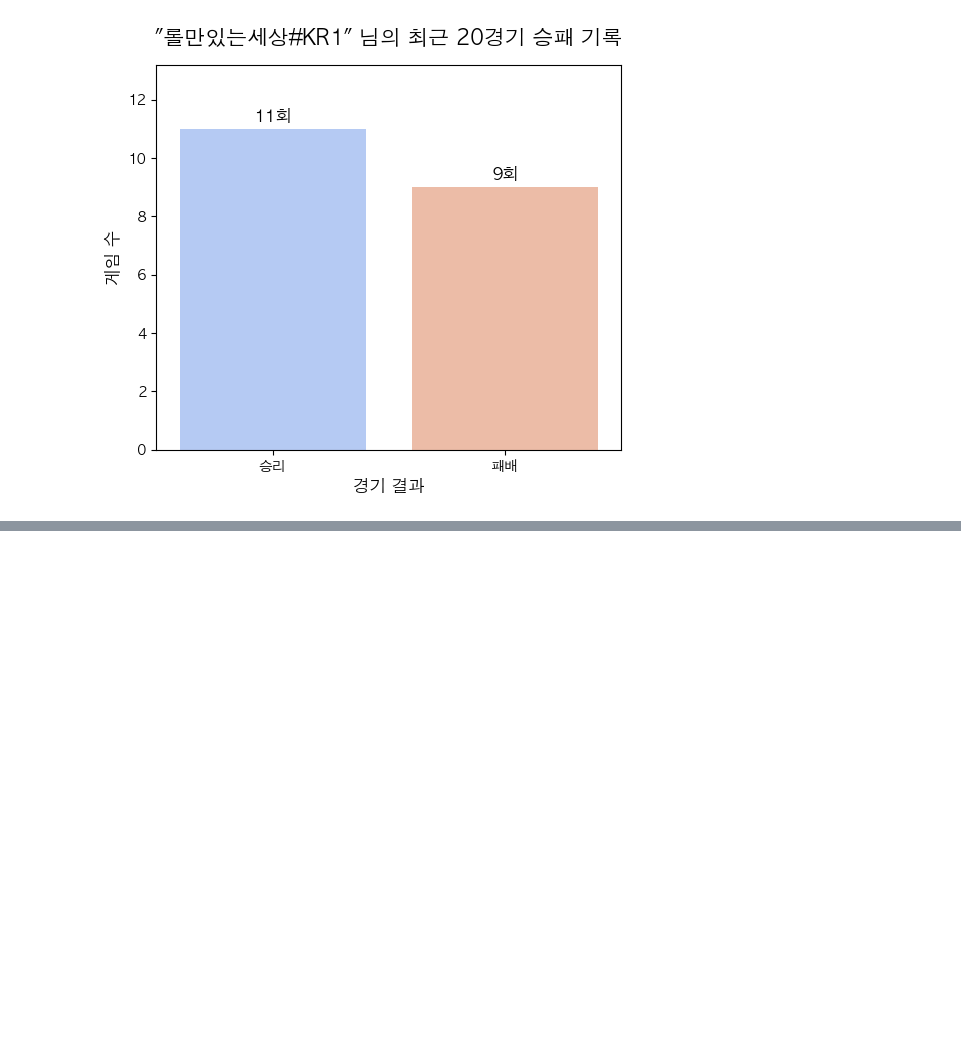
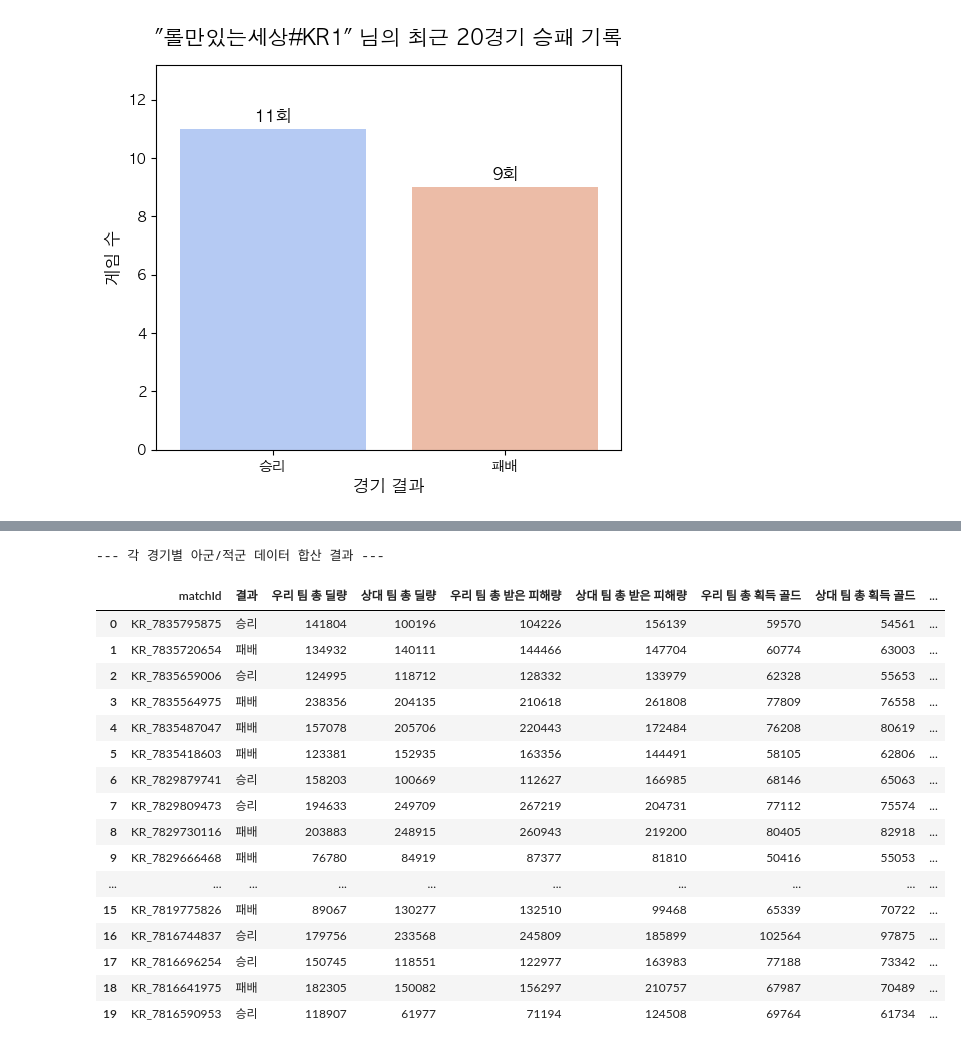
Before and after one commit to dyang-Y/Game_Project, a Jupyter notebook: lol_project/lol_api.ipynb, the cells around one changed output, grey strips where cells are left out. Saved outputs shown, nothing was run; the diff lists cells and outputs as text; code cells hidden in the pictures; blank space fills up the shorter version.

```diff
--- a/lol_project/lol_api.ipynb
+++ b/lol_project/lol_api.ipynb
@@ -504,0 +487,67 @@ Passing `palette` without assigning `hue` is deprecated and will be removed in v
+# %%
+if 'all_df' in locals() and not all_df.empty:
+
+    team_summary_list = []
+
+    unique_match_ids = all_df['matchId'].unique()
+
+    for match_id in unique_match_ids:
+        single_game_df = all_df[all_df['matchId'] == match_id]
+        my_player_row = single_game_df[single_game_df['Riot ID'] == '롤만있는세상#KR1']
+
+        if not my_player_row.empty:
+            my_team_id = my_player_row.iloc[0]['teamId']
+            my_team_df = single_game_df[single_game_df['teamId'] == my_team_id]
+            enemy_team_df = single_game_df[single_game_df['teamId'] != my_team_id]
+
+            my_team_damage_dealt = my_team_df['가한 피해량'].sum()
+            my_team_damage_taken = my_team_df['입은 피해량'].sum()
+            my_team_gold_earned = my_team_df['골드 획득량'].sum()
+            my_team_gold_spent = my_team_df['골드 사용량'].sum()
+
+            enemy_team_damage_dealt = enemy_team_df['가한 피해량'].sum()
+            enemy_team_damage_taken = enemy_team_df['입은 피해량'].sum()
+            enemy_team_gold_earned = enemy_team_df['골드 획득량'].sum()
+            enemy_team_gold_spent = enemy_team_df['골드 사용량'].sum()
+
+            win_result = my_player_row.iloc[0]['win']
+
+            team_summary_list.append({
+                'matchId': match_id,
+                '결과': '승리' if win_result else '패배',
+                '우리 팀 총 딜량': my_team_damage_dealt,
+                '상대 팀 총 딜량': enemy_team_damage_dealt,
+                '우리 팀 총 받은 피해량': my_team_damage_taken,
+                '상대 팀 총 받은 피해량': enemy_team_damage_taken,
+                '우리 팀 총 획득 골드': my_team_gold_earned,
+                '상대 팀 총 획득 골드': enemy_team_gold_earned,
+                '우리 팀 총 사용 골드': my_team_gold_spent,
+                '상대 팀 총 사용 골드': enemy_team_gold_spent
+            })
+
+    summary_df = pd.DataFrame(team_summary_list)
+
+    print("\n--- 각 경기별 아군/적군 데이터 합산 결과 ---")
+    display(summary_df)
+
+else:
+    print("분석할 전체 데이터(all_df)가 없습니다. 이전 코드를 먼저 실행해주세요.")
+# %% [output]
+--- 각 경기별 아군/적군 데이터 합산 결과 ---
+|  | matchId | 결과 | 우리 팀 총 딜량 | 상대 팀 총 딜량 | 우리 팀 총 받은 피해량 | 상대 팀 총 받은 피해량 | 우리 팀 총 획득 골드 | 상대 팀 총 획득 골드 | ... |
+| 0 | KR_7835795875 | 승리 | 141804 | 100196 | 104226 | 156139 | 59570 | 54561 | ... |
+| 1 | KR_7835720654 | 패배 | 134932 | 140111 | 144466 | 147704 | 60774 | 63003 | ... |
+| 2 | KR_7835659006 | 승리 | 124995 | 118712 | 128332 | 133979 | 62328 | 55653 | ... |
+| 3 | KR_7835564975 | 패배 | 238356 | 204135 | 210618 | 261808 | 77809 | 76558 | ... |
+| 4 | KR_7835487047 | 패배 | 157078 | 205706 | 220443 | 172484 | 76208 | 80619 | ... |
+| 5 | KR_7835418603 | 패배 | 123381 | 152935 | 163356 | 144491 | 58105 | 62806 | ... |
+| 6 | KR_7829879741 | 승리 | 158203 | 100669 | 112627 | 166985 | 68146 | 65063 | ... |
+| 7 | KR_7829809473 | 승리 | 194633 | 249709 | 267219 | 204731 | 77112 | 75574 | ... |
+| 8 | KR_7829730116 | 패배 | 203883 | 248915 | 260943 | 219200 | 80405 | 82918 | ... |
+| 9 | KR_7829666468 | 패배 | 76780 | 84919 | 87377 | 81810 | 50416 | 55053 | ... |
+| ... | ... | ... | ... | ... | ... | ... | ... | ... | ... |
+| 15 | KR_7819775826 | 패배 | 89067 | 130277 | 132510 | 99468 | 65339 | 70722 | ... |
+| 16 | KR_7816744837 | 승리 | 179756 | 233568 | 245809 | 185899 | 102564 | 97875 | ... |
+| 17 | KR_7816696254 | 승리 | 150745 | 118551 | 122977 | 163983 | 77188 | 73342 | ... |
+| 18 | KR_7816641975 | 패배 | 182305 | 150082 | 156297 | 210757 | 67987 | 70489 | ... |
+| 19 | KR_7816590953 | 승리 | 118907 | 61977 | 71194 | 124508 | 69764 | 61734 | ... |
```
Also changed, not shown: parts of 4 cells of this notebook, 4 other files.
